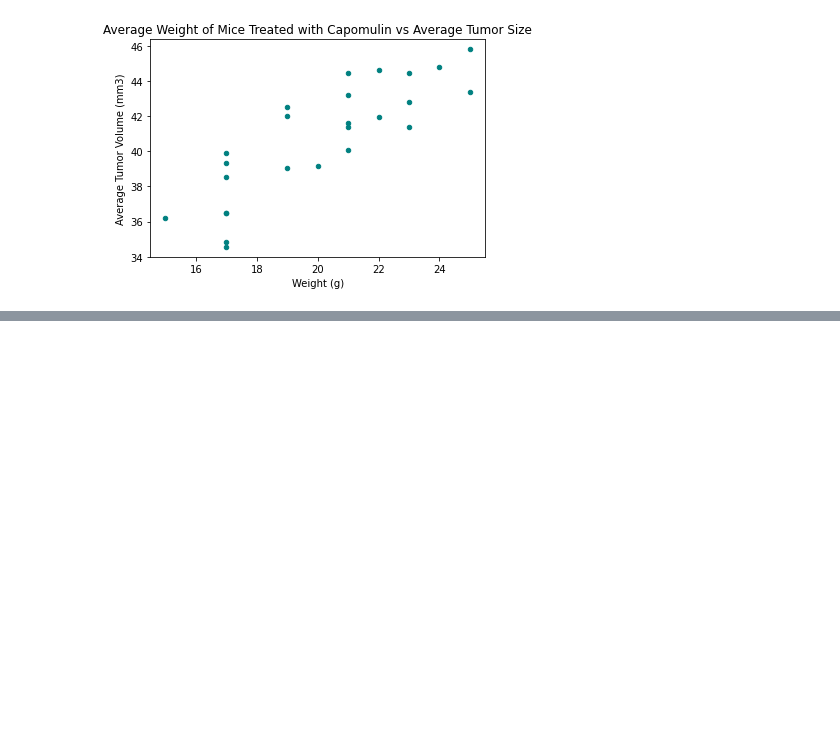
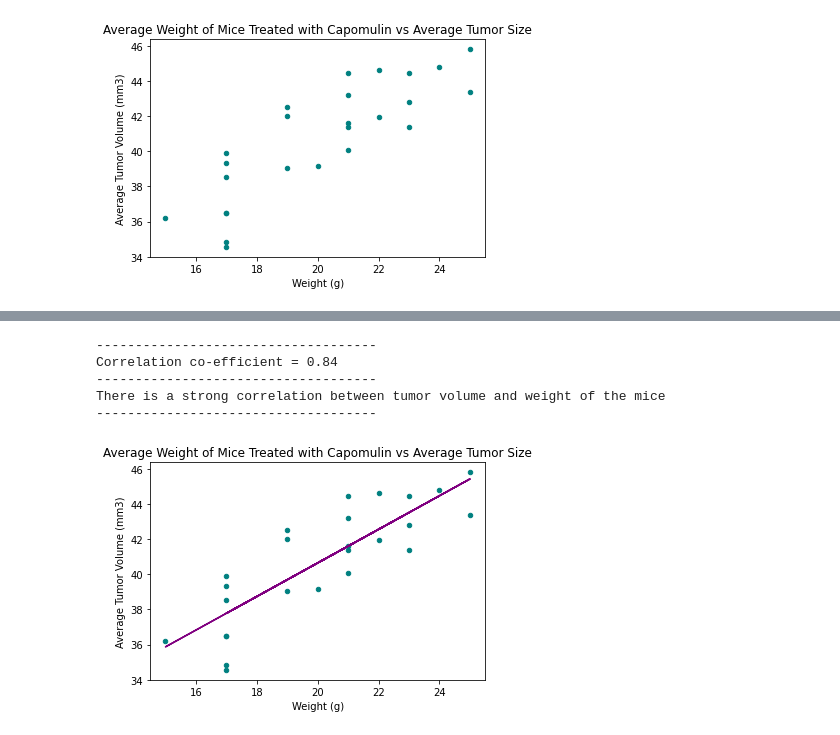
Before and after one commit to presitkaur/The-Power-of-Plots, a Jupyter notebook: Pymaceuticals.ipynb, the cells around one changed output, grey strips where cells are left out. Saved outputs shown, nothing was run; the diff lists cells and outputs as text; code cells hidden in the pictures; blank space fills up the shorter version.

Commit message:
Updated: Part 6 Correlation and Regression

```diff
--- a/Pymaceuticals.ipynb
+++ b/Pymaceuticals.ipynb
@@ -359,0 +359,49 @@ plt.show()
+# %%
+#CORRELATION CO-EFFICIENT
+
+#Scipy.stats is able to assist within finding the correlation coeffecient by the use of the "pearsonr()" function on the appropriate columns of the dataframe
+pearson_corr = round(st.pearsonr(capomulin_df_pt2['Weight (g)'], capomulin_df_pt2['Tumor Volume (mm3)'])[0],2)
+
+#Print the results
+print("------------------------------------")
+print(f'Correlation co-efficient = {pearson_corr}')
+
+#Not required, but this "if" statement explains what the correlation value means to the reader
+print("------------------------------------")
+if pearson_corr <= 0.3:
+    print("There is little to no correlation between tumor volume and weight of the mice")
+elif pearson_corr <= 0.5:
+    print("There is a weak correlation between tumor volume and weight of the mice")
+elif pearson_corr <= 0.7:
+    print("There is a moderate correlation between tumor volume and weight of the mice")
+else:
+    print("There is a strong correlation between tumor volume and weight of the mice")
+
+print("------------------------------------")
+# %% [output]
+------------------------------------
+Correlation co-efficient = 0.84
+------------------------------------
+There is a strong correlation between tumor volume and weight of the mice
+------------------------------------
+# %%
+#LINE OF REGRESSION
+
+#Use the Scipy.stats function of ".linregress()" to collect the information required for the line of regression
+values = st.linregress(capomulin_df_pt2['Weight (g)'], capomulin_df_pt2['Tumor Volume (mm3)'])
+
+#Perform the calculation to get the y values for the line of regression
+y_values = capomulin_df_pt2['Weight (g)']*values[0]+values[1]
+
+#Plot the scatter plot as seen in the previous section with the addition of the line of regression
+capomulin_df_pt2.plot(kind="scatter",x="Weight (g)", y="Tumor Volume (mm3)", color="teal")
+
+#The following will plot the line across the scatter plot
+plt.plot(capomulin_df_pt2['Weight (g)'], y_values, color='purple')
+
+#Add necessary labels and display the finalised plot
+plt.ylabel('Average Tumor Volume (mm3)')
+plt.title("Average Weight of Mice Treated with Capomulin vs Average Tumor Size")
+plt.show()
+# %% [output]
+[figure, added]
```
Also changed, not shown: parts of 3 cells of this notebook.
